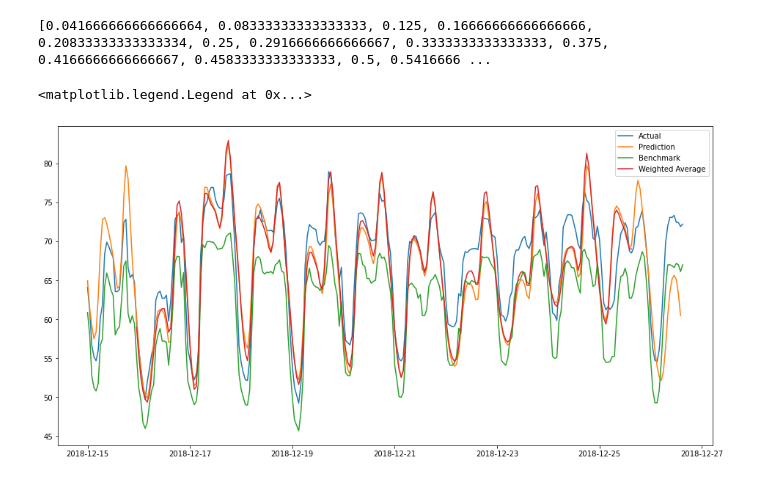
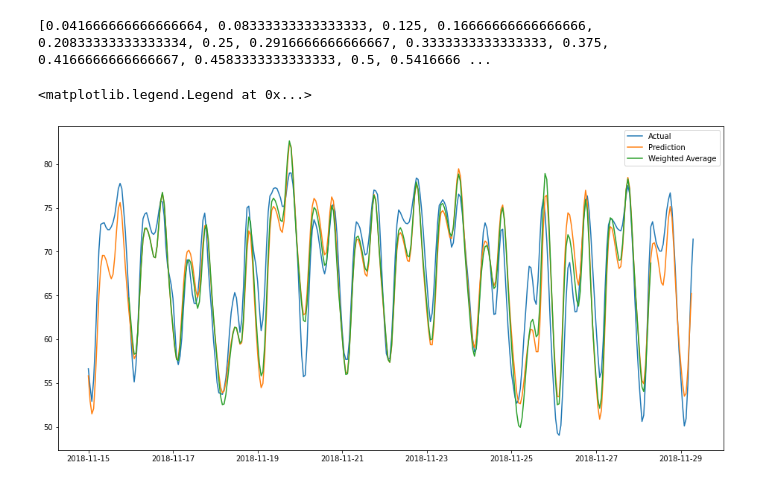
Before and after one commit to Kealtor/Data-Driven-Engineering, a Jupyter notebook: DDE_MachineLearning_Project/11_dde_lstm.ipynb, the cells around one changed output. Cells and saved outputs as stored; diff of their text form; code cells hidden in the pictures.

```diff
--- a/DDE_MachineLearning_Project/11_dde_lstm.ipynb
+++ b/DDE_MachineLearning_Project/11_dde_lstm.ipynb
@@ -112,7 +113,7 @@ Scale the input data
 # %%
 scaled_df = diff_df.copy(deep=True)
 featuresToScale = scaled_df.columns
-sX = pp.StandardScaler(copy=True)
+sX = pp.MinMaxScaler(feature_range=(-1,1),copy=True)
 scaled_df.loc[:,featuresToScale] = sX.fit_transform(scaled_df[featuresToScale])
 # %% [markdown]
 Create Train Validation Test Split
@@ -120,18 +121,25 @@ Create Train Validation Test Split
 train_start = '2015-01-01'
 validation_start = '2018-11-01'
 test_start = '2018-12-01'
-test_end = '2018-12-28'
+test_end = '2018-12-21'
 feature = 'price actual'
-namespace= 'MS_EDLSTM_Price4'
+namespace= 'MS_EDLSTM_Price'
 modeltype = 'EDLSTM'
+
+batch_size = 64
+num_epochs = 80
+
 feature_df = diff_df[[feature]]
-data_x_train0,data_x_val0,data_x_test0,data_y_train0,data_y_val0,data_y_test0 = create_test_train_split(scaled_df,feature_df,train_start,test_start,test_end,validation_start=validation_start)
+
+data_x_train0, data_y_train0 = create_split(scaled_df,feature_df,train_start,validation_start)
+data_x_val0, data_y_val0 = create_split(scaled_df,feature_df,validation_start,test_start)
+data_x_test0, data_y_test0 = create_split(scaled_df,feature_df,test_start,test_end)
 # %% [markdown]
 Convert to (sample,timestep,feature) format
 # %%
-data_x_train,data_y_train,idx_train = convert_to_sample_time_feature(data_x_train0,data_y_train0,24*14,24,32)
-data_x_test,data_y_test,idx_test = convert_to_sample_time_feature(data_x_test0,data_y_test0,24*14,24,32)
-data_x_val,data_y_val,idx_val = convert_to_sample_time_feature(data_x_val0,data_y_val0,24*14,24,32)
+data_x_train,data_y_train,idx_train = convert_to_sample_time_feature(data_x_train0,data_y_train0,24*14,24,batch_size)
+data_x_test,data_y_test,idx_test = convert_to_sample_time_feature(data_x_test0,data_y_test0,24*14,24,batch_size)
+data_x_val,data_y_val,idx_val = convert_to_sample_time_feature(data_x_val0,data_y_val0,24*14,24,batch_size)
 # %%
 print(data_x_train.shape,data_y_train.shape)
 print(data_x_val.shape,data_y_val.shape)
@@ -291,7 +297,7 @@ R^2 score is  0.56
 # %% [markdown]
 Reverting differencing
 # %%
-df_pred = make_multiple_predictions(model_best_ED_LSTM,idx_test,data_x_test,base_df,feature,convert=True)
+df_pred = make_multiple_predictions(model_best_ED_LSTM,idx_val,data_x_val,base_df,feature,convert=True)
 # %%
 eval_df = create_eval_df(df_pred['mean'],df_pred['Actual'])
 # %%
@@ -391,10 +397,10 @@ df_wp = pd.DataFrame(new_list,index=idx,columns=['Weighted Average Prediction'])
 # %%
 fig = plt.figure(figsize=(16,8))
 plt.plot(df_pred['Actual'],label = 'Actual')
 plt.plot(df_pred['mean'], label= 'Prediction')
-plt.plot(bench_df[idx_test[0]:idx_test[-1]+timedelta(hours=24)], label = 'Benchmark')
+# plt.plot(bench_df[idx_val[0]:idx_val[-1]+timedelta(hours=24)], label = 'Benchmark')
 plt.plot(df_wp,label='Weighted Average')
 plt.legend()
 # %% [output]
 <matplotlib.legend.Legend at 0x...>
-[figure, old version]
+[figure, new version]
```
Also changed, not shown: parts of 26 cells of this notebook, 45 other files.
